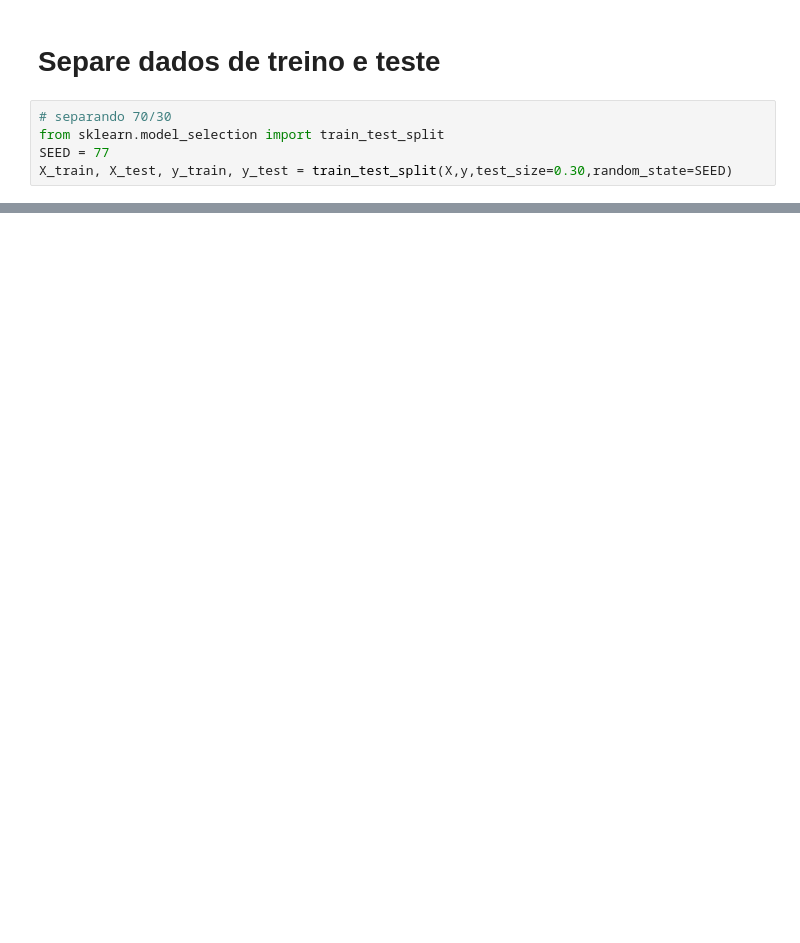
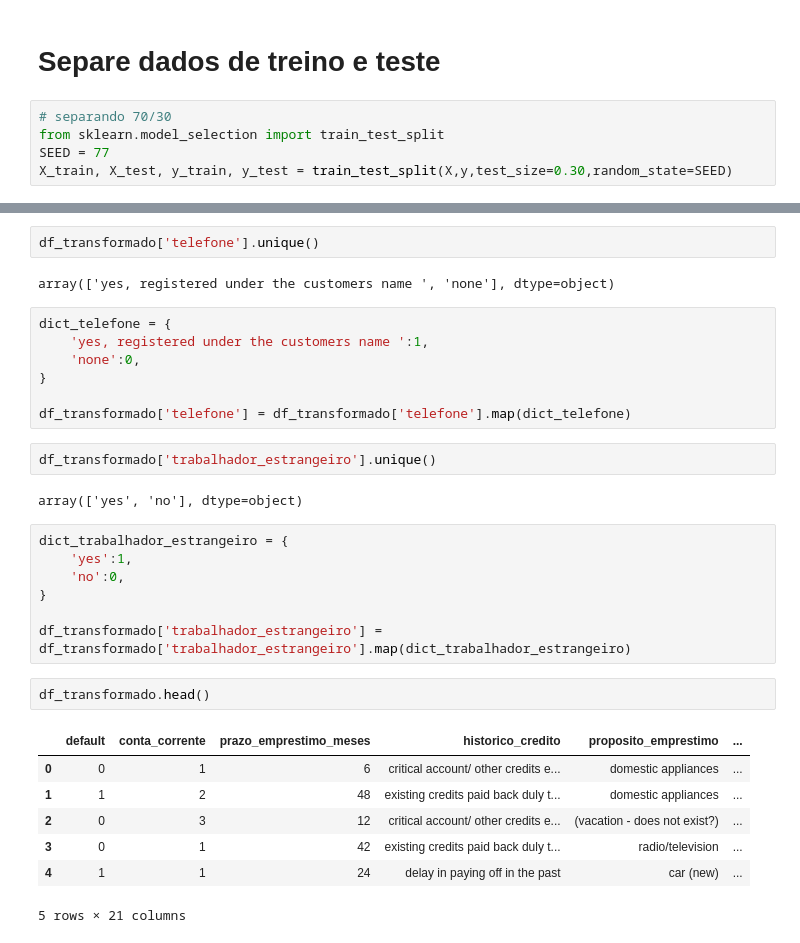
Before and after one commit to LeoSousaJesus/credit_scoring_anacondabank, a Jupyter notebook: aula_03.ipynb, the cells around one changed output, grey strips where cells are left out. Drawn from its saved outputs; the diff is of its cells as text; blank space fills up the shorter version.

```diff
--- a/aula_03.ipynb
+++ b/aula_03.ipynb
@@ -164,0 +269,32 @@ X_train, X_test, y_train, y_test = train_test_split(X,y,test_size=0.30,random_st
+# %%
+df_transformado['telefone'].unique()
+# %% [output]
+array(['yes, registered under the customers name ', 'none'], dtype=object)
+# %%
+dict_telefone = {
+    'yes, registered under the customers name ':1,
+    'none':0,
+}
+
+df_transformado['telefone'] = df_transformado['telefone'].map(dict_telefone)
+# %%
+df_transformado['trabalhador_estrangeiro'].unique()
+# %% [output]
+array(['yes', 'no'], dtype=object)
+# %%
+dict_trabalhador_estrangeiro = {
+    'yes':1,
+    'no':0,
+}
+
+df_transformado['trabalhador_estrangeiro'] = df_transformado['trabalhador_estrangeiro'].map(dict_trabalhador_estrangeiro)
+# %%
+df_transformado.head()
+# %% [output]
+|  | default | conta_corrente | prazo_emprestimo_meses | historico_credito | proposito_emprestimo | ... |
+| 0 | 0 | 1 | 6 | critical account/ other credits e... | domestic appliances | ... |
+| 1 | 1 | 2 | 48 | existing credits paid back duly t... | domestic appliances | ... |
+| 2 | 0 | 3 | 12 | critical account/ other credits e... | (vacation - does not exist?) | ... |
+| 3 | 0 | 1 | 42 | existing credits paid back duly t... | radio/television | ... |
+| 4 | 1 | 1 | 24 | delay in paying off in the past | car (new) | ... |
+5 rows × 21 columns
```
Also changed, not shown: parts of 27 cells of this notebook, 1 other file.
